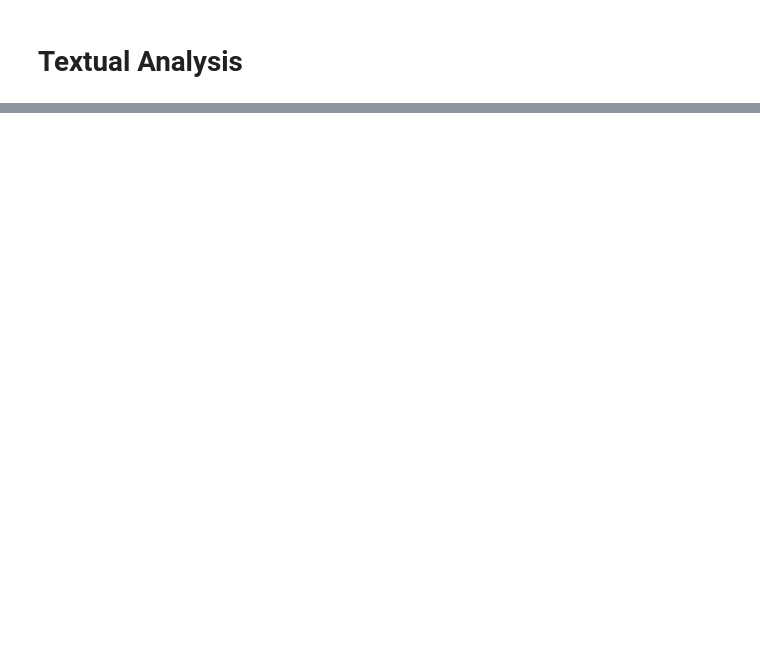
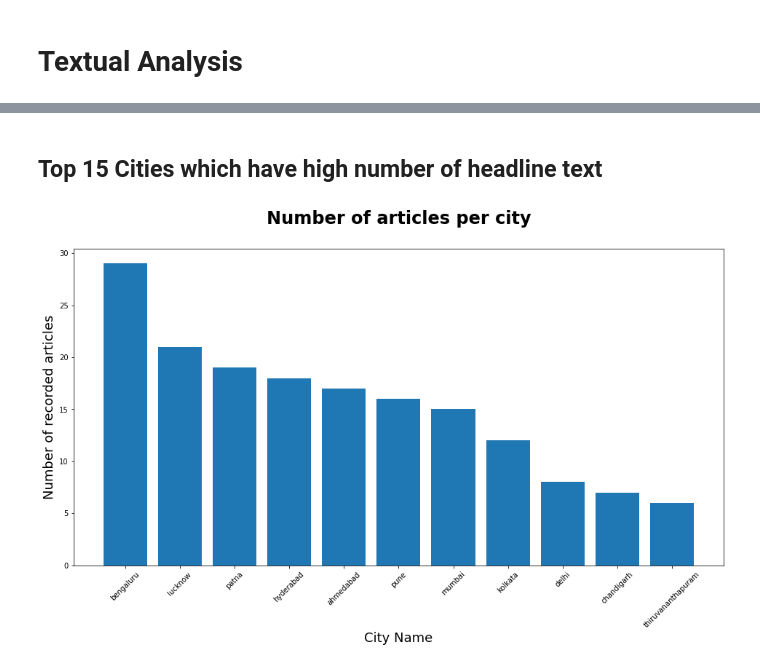
Before and after one commit to Sabyasachi-Seal/StockMarketPrediction, a Jupyter notebook: stockmarketprediction.ipynb, the cells around one changed output, grey strips where cells are left out. Saved outputs shown, nothing was run; the diff lists cells and outputs as text; code cells hidden in the pictures; blank space fills up the shorter version.

```diff
--- a/stockmarketprediction.ipynb
+++ b/stockmarketprediction.ipynb
@@ -101,6 +101,6 @@ city_split['City_Name'] = city_data.Category.str.split('.',expand=True)[1]
 city_data = pd.concat([city_data,city_split],axis=1)
 city_data.drop(columns=['Category'],axis=1, inplace=True)
 city_data.reset_index(inplace=True)
-city_data.drop(['index'],axis=1, inplace=True)
+city_data.drop(['level_0','index'],axis=1, inplace=True)
 city_data
 # %% [output]
@@ -273,0 +272,6 @@ df_news.head()
+# %%
+city_headline = city_data.groupby(['City_Name']).agg({'News':'count'})
+city_headline.rename(columns={'News':'Number_of_headline_text'},inplace=True)
+city_headline = city_headline.sort_values(by='Number_of_headline_text',ascending=False)
+top_15_headline_city = city_headline.head(15)
+top_15_headline_city
@@ -273,0 +292,12 @@ df_news.head()
+# %% [markdown]
+## Top 15 Cities which have high number of headline text
+# %%
+plt.figure(figsize=(16,8))
+plt.bar(top_15_headline_city.index,height=top_15_headline_city['Number_of_headline_text'])
+plt.xticks(rotation = 45)
+plt.xlabel('City Name',fontsize=18)
+plt.ylabel('Number of recorded articles',fontsize=18)
+plt.title('Number of articles per city\n',fontsize=24, fontweight='bold')
+plt.show()
+# %% [output]
+[figure, added]
```
Also changed, not shown: parts of 13 cells of this notebook.
